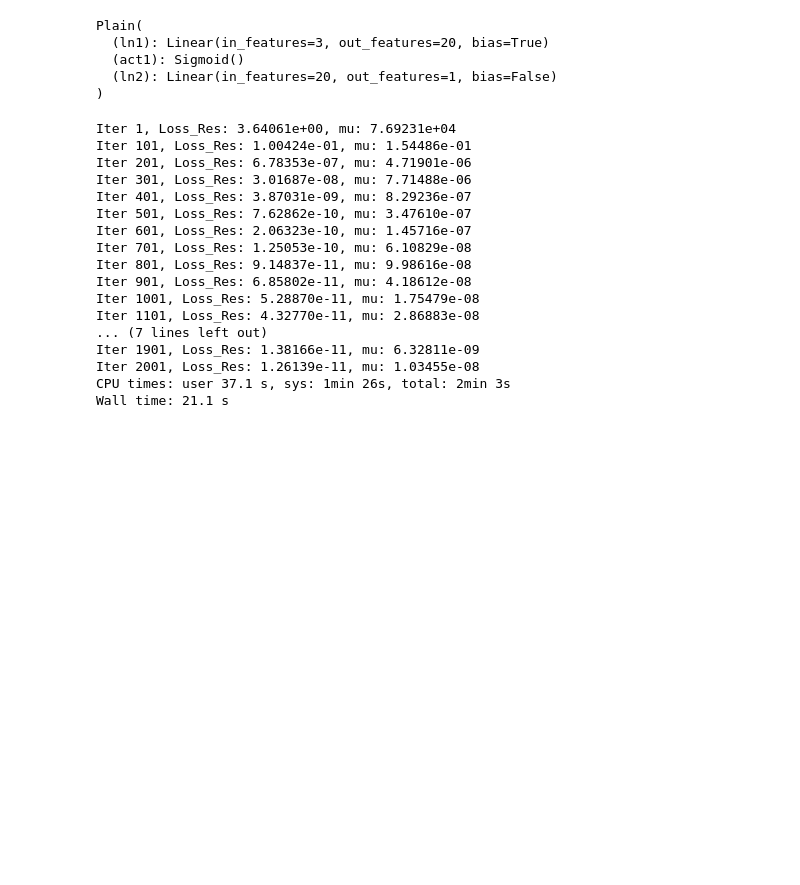
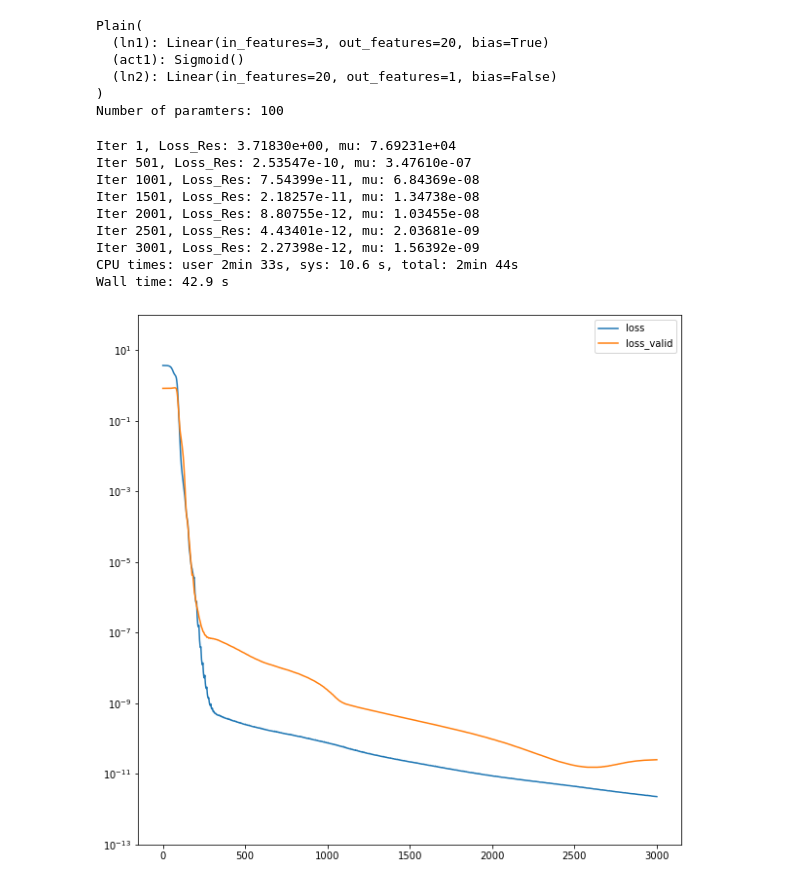
Before and after one commit to teshenglin/DCSNN, a Jupyter notebook: python/DCSNN_EX1_LM_Chebyshev.ipynb, the cells around one changed output. Cells and saved outputs as stored; diff of their text form; code cells hidden in the pictures; blank space fills up the shorter version.

```diff
--- a/python/DCSNN_EX1_LM_Chebyshev.ipynb
+++ b/python/DCSNN_EX1_LM_Chebyshev.ipynb
@@ -204,6 +276,8 @@ Unj_ij = beta_plus*normal_u(x_ij, y_ij, 0.0*x_ij+1.0) - normal_u(x_ij, y_ij, 0.0
 model = Plain(3, 20, 1).to(device)
 print(model)
 
+print(f"Number of paramters: {count_parameters(model)}")
+
 # Make model a functional
 func_model, func_params = make_functional(model)
 # %% [output]
@@ -212,3 +286,4 @@ Plain(
   (act1): Sigmoid()
   (ln2): Linear(in_features=20, out_features=1, bias=False)
 )
+Number of paramters: 100
@@ -224,5 +290,5 @@ Unj_ij = torch.from_numpy(Unj_ij).double().to(device)
 # %%
-LM_iter = 2000
+LM_iter = 3000
 mu_update = 2 # update \mu every mu_update iterations
 div_factor = 1.3 # \mu <- \mu/div_factor when loss decreases
 mul_factor = 3 # \mu <- mul_factor*\mu when loss incerases
@@ -230,14 +296,19 @@ mul_factor = 3 # \mu <- mul_factor*\mu when loss incerases
 mu = 10**5
 loss_sum_old = 10**5
 itera = 0
+
+savedloss = []
+savedloss_valid = []
 # %%
 %%time
 for step in range(LM_iter+1):
     # Put into loss functional to get L_vec
-    L_vec_res = vmap(compute_loss_Res, (None, 0, 0))(func_params, X_inner, Rf_inner)
-    L_vec_b = vmap(compute_loss_b, (None, 0, 0))(func_params, X_bd, U_bd)
-    L_vec_j = vmap(compute_loss_j, (None, 0, 0))(func_params, X_ij, Uj_ij)
-    L_vec_nj = vmap(compute_loss_normal_jump, (None, 0, 0, 0))(func_params, X_ij, Normal_ij, Unj_ij)
+    L_vec_res = vmap(compute_loss_Res, (None, 0, 0))(func_params, X_inner_torch, Rf_inner_torch)
+    L_vec_b = vmap(compute_loss_b, (None, 0, 0))(func_params, X_bd_torch, U_bd_torch)
+    L_vec_j = vmap(compute_loss_j, (None, 0, 0))(func_params, X_ij_torch, Uj_ij_torch)
+    L_vec_nj = vmap(compute_loss_normal_jump, (None, 0, 0, 0))(func_params, X_ij_torch, Normal_ij_torch, Unj_ij_torch)
+
+    L_valid_vec_res = vmap(compute_loss_Res, (None, 0, 0))(func_params, X_valid_inner_torch, Rf_valid_inner_torch)
 
     L_vec_res = L_vec_res/np.sqrt(N_inner**2)
     L_vec_b = L_vec_b/np.sqrt(4.0*N_inner)
@@ -245,31 +316,34 @@ for step in range(LM_iter+1):
     L_vec_nj = L_vec_nj/np.sqrt(4.0*N_inner)
     loss = torch.sum(L_vec_res**2) + torch.sum(L_vec_b**2) + torch.sum(L_vec_j**2) + torch.sum(L_vec_nj**2)
 
+    L_valid_vec_res = L_valid_vec_res/np.sqrt(N_inner**2)
+    loss_valid = torch.sum(L_valid_vec_res**2)
+
     # Consturct J for domain points
     # (None, 0 ,0): func_params: no batch. data_d: batch wrt shape[0] (data[i, :]). force_value: batch wrt shape[0] (force_value[i,:])
 
-    per_sample_grads = vmap(jacrev(compute_loss_Res), (None, 0, 0))(func_params, X_inner, Rf_inner)
+    per_sample_grads = vmap(jacrev(compute_loss_Res), (None, 0, 0))(func_params, X_inner_torch, Rf_inner_torch)
     cnt = 0
     for g in per_sample_grads:
         g = g.detach()
         J_d_res = g.view(len(g), -1) if cnt == 0 else torch.hstack([J_d_res, g.view(len(g), -1)])
         cnt = 1
 
-    per_sample_grads = vmap(jacrev(compute_loss_b), (None, 0, 0))(func_params, X_bd, U_bd)
+    per_sample_grads = vmap(jacrev(compute_loss_b), (None, 0, 0))(func_params, X_bd_torch, U_bd_torch)
     cnt = 0
     for g in per_sample_grads:
         g = g.detach()
         J_d_b = g.view(len(g), -1) if cnt == 0 else torch.hstack([J_d_b, g.view(len(g), -1)])
         cnt = 1
 
-    per_sample_grads = vmap(jacrev(compute_loss_j), (None, 0, 0))(func_params, X_ij, Uj_ij)
+    per_sample_grads = vmap(jacrev(compute_loss_j), (None, 0, 0))(func_params, X_ij_torch, Uj_ij_torch)
     cnt = 0
     for g in per_sample_grads:
         g = g.detach()
         J_d_j = g.view(len(g), -1) if cnt == 0 else torch.hstack([J_d_j, g.view(len(g), -1)])
         cnt = 1
 
-    per_sample_grads = vmap(jacrev(compute_loss_normal_jump), (None, 0, 0, 0))(func_params, X_ij, Normal_ij, Unj_ij)
+    per_sample_grads = vmap(jacrev(compute_loss_normal_jump), (None, 0, 0, 0))(func_params, X_ij_torch, Normal_ij_torch, Unj_ij_torch)
     cnt = 0
     for g in per_sample_grads:
         g = g.detach()
@@ -298,6 +372,10 @@ for step in range(LM_iter+1):
             cnt+=num
 
         itera += 1
+
+        savedloss.append(loss.item())
+        savedloss_valid.append(loss_valid.item())
+
         if step % mu_update == 0:
             #if loss_sum_check < loss_sum_old:
             if loss < loss_sum_old:
@@ -306,7 +384,7 @@ for step in range(LM_iter+1):
                 mu = min(mul_factor*mu, 10**(8))
             loss_sum_old = loss
 
-        if step%100 == 0:
+        if step%500 == 0:
             print(
                     'Iter %d, Loss_Res: %.5e, mu: %.5e' % (itera, loss.item(), mu)
                 )
@@ -314,23 +392,30 @@ for step in range(LM_iter+1):
         if step == LM_iter or loss.item()<10**(-12):
             break
 # %% [output]
-Iter 1, Loss_Res: 3.64061e+00, mu: 7.69231e+04
-Iter 101, Loss_Res: 1.00424e-01, mu: 1.54486e-01
-Iter 201, Loss_Res: 6.78353e-07, mu: 4.71901e-06
-Iter 301, Loss_Res: 3.01687e-08, mu: 7.71488e-06
-Iter 401, Loss_Res: 3.87031e-09, mu: 8.29236e-07
-Iter 501, Loss_Res: 7.62862e-10, mu: 3.47610e-07
-Iter 601, Loss_Res: 2.06323e-10, mu: 1.45716e-07
-Iter 701, Loss_Res: 1.25053e-10, mu: 6.10829e-08
-Iter 801, Loss_Res: 9.14837e-11, mu: 9.98616e-08
-Iter 901, Loss_Res: 6.85802e-11, mu: 4.18612e-08
-Iter 1001, Loss_Res: 5.28870e-11, mu: 1.75479e-08
-Iter 1101, Loss_Res: 4.32770e-11, mu: 2.86883e-08
-... (7 lines left out)
-Iter 1901, Loss_Res: 1.38166e-11, mu: 6.32811e-09
-Iter 2001, Loss_Res: 1.26139e-11, mu: 1.03455e-08
-CPU times: user 37.1 s, sys: 1min 26s, total: 2min 3s
-Wall time: 21.1 s
+Iter 1, Loss_Res: 3.71830e+00, mu: 7.69231e+04
+Iter 501, Loss_Res: 2.53547e-10, mu: 3.47610e-07
+Iter 1001, Loss_Res: 7.54399e-11, mu: 6.84369e-08
+Iter 1501, Loss_Res: 2.18257e-11, mu: 1.34738e-08
+Iter 2001, Loss_Res: 8.80755e-12, mu: 1.03455e-08
+Iter 2501, Loss_Res: 4.43401e-12, mu: 2.03681e-09
+Iter 3001, Loss_Res: 2.27398e-12, mu: 1.56392e-09
+CPU times: user 2min 33s, sys: 10.6 s, total: 2min 44s
+Wall time: 42.9 s
+# %%
+start = 0
+end = itera
+idx = list(range(start, end, 1))
+
+fig = plt.figure(figsize= (10, 10))
+plt.ylim(10**(-13), 10**(2))
+plt.yscale("log")
+#plt.xscale("log")
+plt.plot(idx, savedloss[start:end], label = "loss")
+plt.plot(idx, savedloss_valid[start:end], label = "loss_valid")
+plt.legend()
+plt.show()
+# %% [output]
+[figure, added]
 # %%
 # number of test points
 N_test = 12800
```
Also changed, not shown: parts of 11 cells of this notebook, 3 other files.
